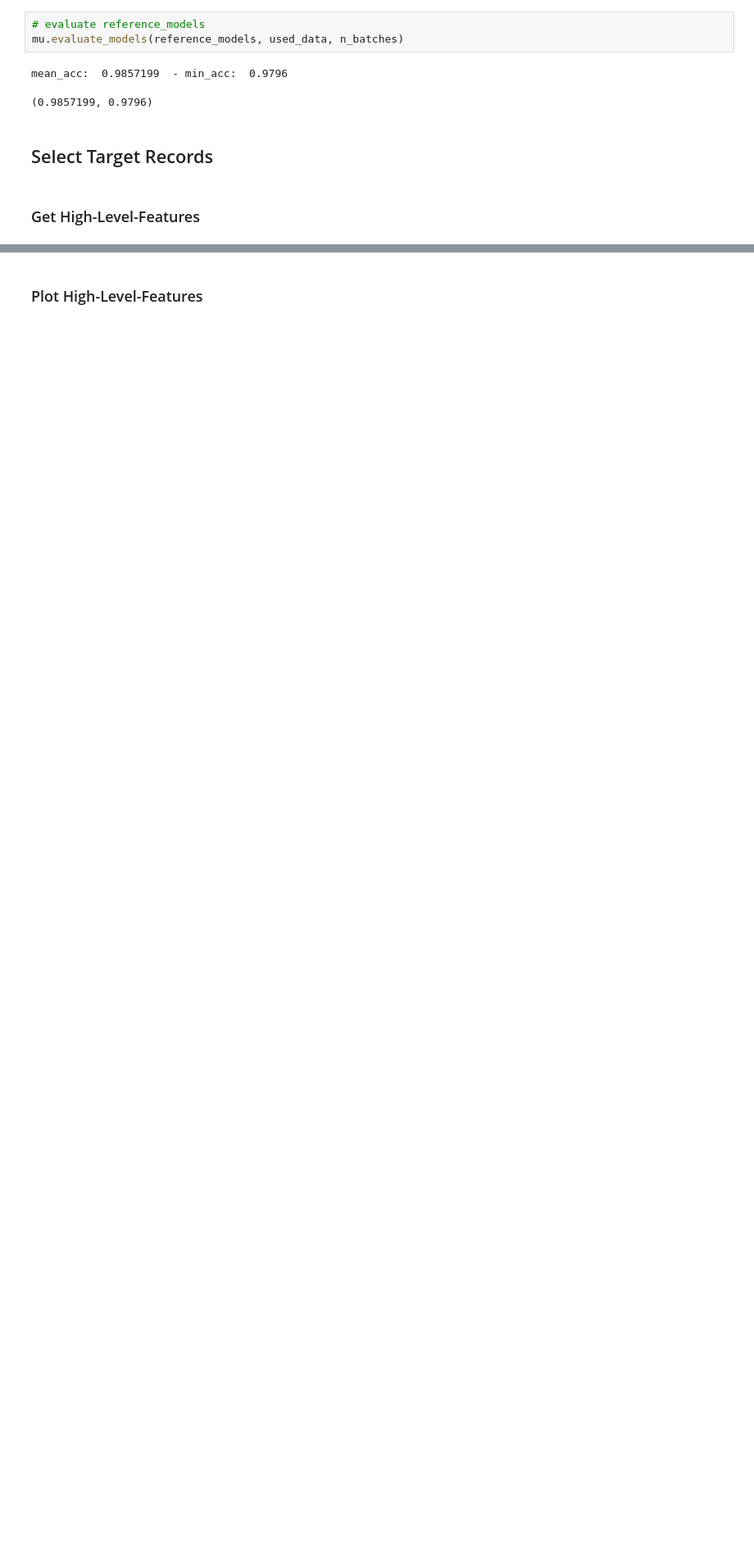
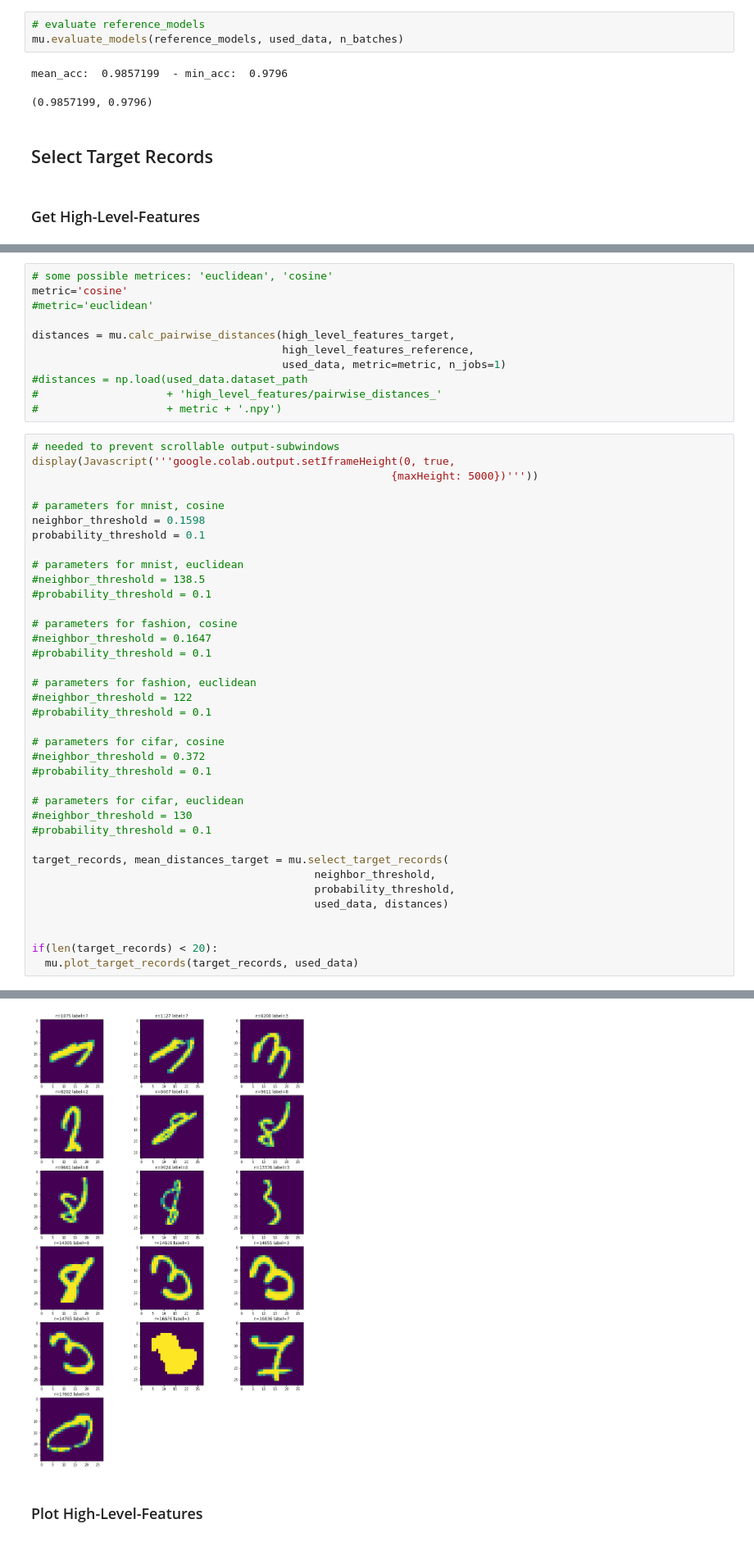
Before and after one commit to hallojs/nn_direct_mia, a Jupyter notebook: direct_mia.ipynb, the cells around one changed output, grey strips where cells are left out. Shown at 82% size. Cells and saved outputs as stored; diff of their text form; blank space fills up the shorter version.

```diff
--- a/direct_mia.ipynb
+++ b/direct_mia.ipynb
@@ -202,0 +230,49 @@ high_level_features_all = np.append(high_level_features_target, high_level_featu
+# %%
+# some possible metrices: 'euclidean', 'cosine'
+metric='cosine'
+#metric='euclidean'
+
+distances = mu.calc_pairwise_distances(high_level_features_target,
+                                       high_level_features_reference,
+                                       used_data, metric=metric, n_jobs=1)
+#distances = np.load(used_data.dataset_path
+#                    + 'high_level_features/pairwise_distances_'
+#                    + metric + '.npy')
+# %%
+# needed to prevent scrollable output-subwindows
+display(Javascript('''google.colab.output.setIframeHeight(0, true,
+                                                        {maxHeight: 5000})'''))
+
+# parameters for mnist, cosine
+neighbor_threshold = 0.1598
+probability_threshold = 0.1
+
+# parameters for mnist, euclidean
+#neighbor_threshold = 138.5
+#probability_threshold = 0.1
+
+# parameters for fashion, cosine
+#neighbor_threshold = 0.1647
+#probability_threshold = 0.1
+
+# parameters for fashion, euclidean
+#neighbor_threshold = 122
+#probability_threshold = 0.1
+
+# parameters for cifar, cosine
+#neighbor_threshold = 0.372
+#probability_threshold = 0.1
+
+# parameters for cifar, euclidean
+#neighbor_threshold = 130
+#probability_threshold = 0.1
+
+target_records, mean_distances_target = mu.select_target_records(
+                                            neighbor_threshold,
+                                            probability_threshold,
+                                            used_data, distances)
+
+
+if(len(target_records) < 20):
+  mu.plot_target_records(target_records, used_data)
+# %% [output]
@@ -203,2 +290,3 @@ high_level_features_all = np.append(high_level_features_target, high_level_featu
+[figure, added]
 # %% [markdown]
 ### Plot High-Level-Features
```
Also changed, not shown: parts of 21 cells of this notebook, 2 other files.
